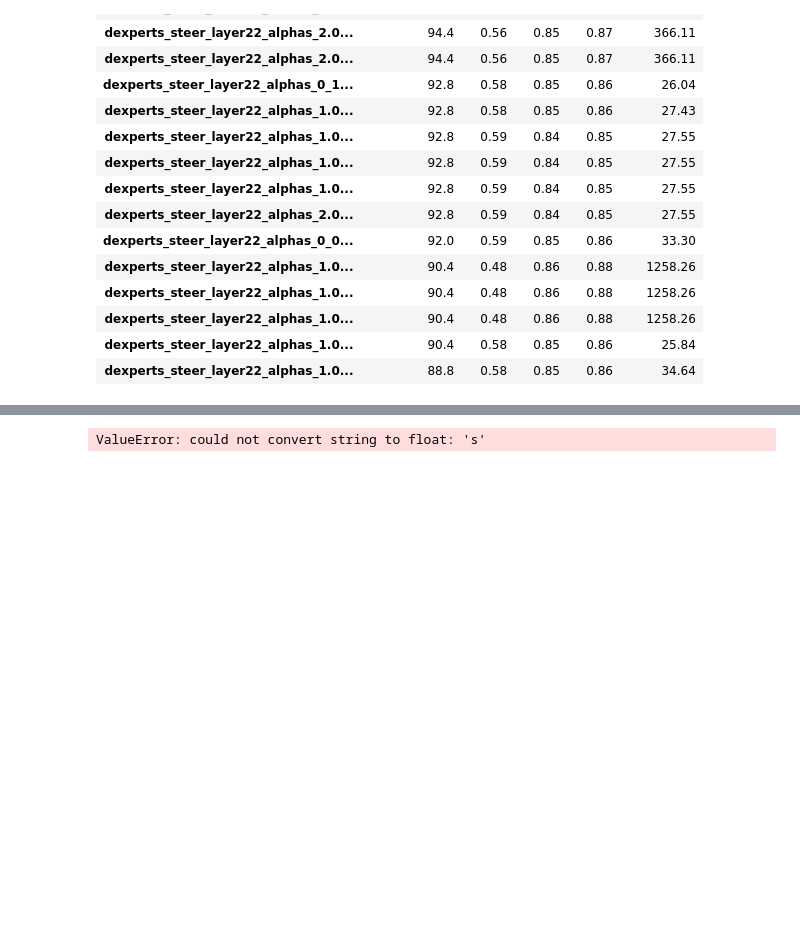
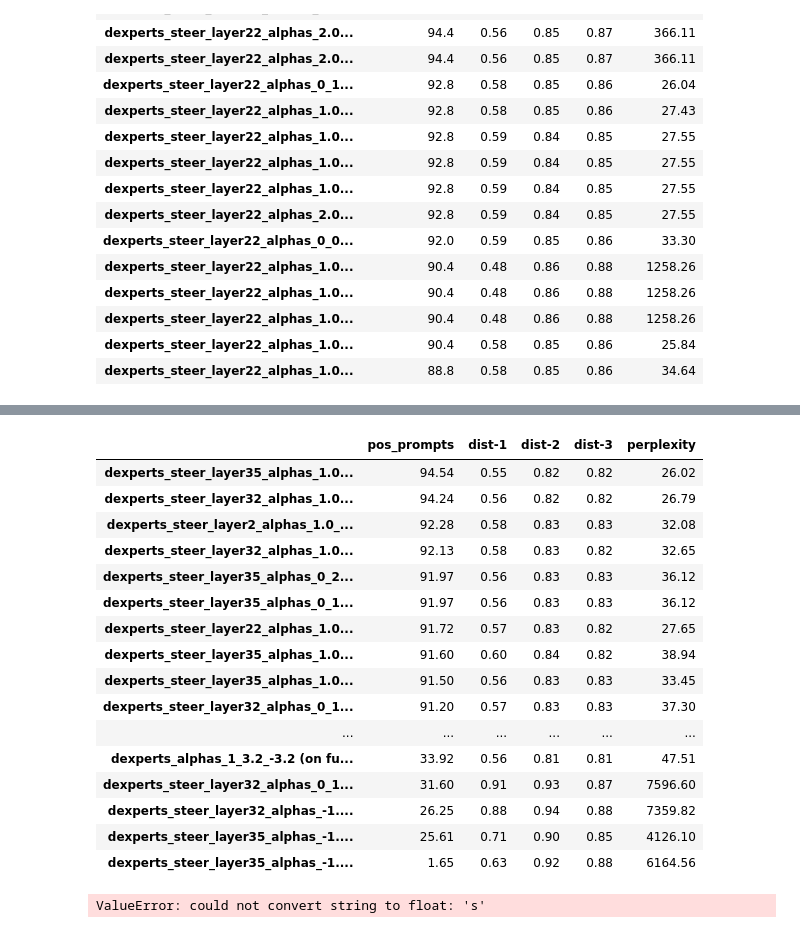
Before and after one commit to hatat5/DExperts, a Jupyter notebook: notebooks/testing_alphas_sentiment.ipynb, the cells around one changed output, grey strips where cells are left out. Cells and saved outputs as stored; diff of their text form; code cells hidden in the pictures; blank space fills up the shorter version.

Commit message:
pushed old dexperts code

```diff
--- a/notebooks/testing_alphas_sentiment.ipynb
+++ b/notebooks/testing_alphas_sentiment.ipynb
@@ -293,0 +436,72 @@ with pd.option_context('display.max_rows', None, 'display.max_columns', None):
+# %%
+POS_DIR = Path('../generations/sentiment/positive_prompts/')
+
+configs = ['dexperts_steer']
+residual_name = 'rescale_to_expert'
+models = {}
+
+# baselines
+models['dexperts_alphas_1_3.2_-3.2 (on full data)'] = {
+    'pos_path': f'../generations/sentiment/positive_prompts/large_experts/negative/dexperts/alphas_1.0_3.2_-3.2/prompted_gens_dexperts.jsonl',
+}
+
+# models['dexperts_alphas_1_3.2_-3.2'] = {
+#     'pos_path': f'../generations/sentiment/positive_prompts_mini/large_experts/negative/dexperts/prompted_gens_dexperts.jsonl',
+# }
+
+#models['dexperts_antionly_alphas_1_3.2_-3.2'] = {
+#    'pos_path': POS_DIR / f'large_experts/negative/dexperts_anti_only/prompted_gens_dexperts.jsonl',
+#}
+
+# Experimental configs
+alpha_configs = [
+    (1.0, 5, -2.0),
+    (1.0, 10, -5),
+    (1.0, 20, -10),
+    (1.0, 40, -25),
+    (0, 2.0, -1.0),
+    (0, 1.0, 0),
+    (0, 0, -1.0),
+    (0, 1.0, -1.0),
+   (1.0, 0, -1.0),
+    (-1.0, 1.0, 0),
+    (1.0, 1.0, 0),
+    (1.0, 1.0, -1.0),
+    (-1.0, 2.0, -1.0),
+    (0, 2.0, 0),
+    (0.1, 10, -5),
+]
+
+layer_nums = [2,12,17,22,27,32,35]
+for alpha_base, alpha_expert, alpha_antiexpert in alpha_configs:
+    for layer_num in layer_nums:
+        model_name = f"dexperts_steer_layer{layer_num}_alphas_{alpha_base}_{alpha_expert}_{alpha_antiexpert}_{residual_name}"
+
+        curr_pos_path = POS_DIR / f'large_experts/negative/{residual_name}/dexperts_steer/steering_large_gpt2/alphas_{alpha_base}_{alpha_expert}_{alpha_antiexpert}/layer_{layer_num}_freeze_emb_lm_head_with_expert_epochs100_train_val_sst/combine_at_layer/prompted_gens_dexperts-steer.jsonl'
+
+        if os.path.exists(curr_pos_path):
+            models[model_name] = {
+                'pos_path': curr_pos_path
+            }
+        else:
+            print(f"{curr_pos_path} does not exist")
+
+pos_prompts_res = read_sentiment_results({m: p['pos_path'] for m,p in models.items()}, auto_eval=True)
+
+negative_steering_res = {}
+
+for model in pos_prompts_res.keys():
+    if 'perplexity' in pos_prompts_res[model]:
+        negative_steering_res[model] = {
+            #'neutral_prompts': neutral_prompts_res[model]['positive_proportion']*100,
+            'pos_prompts': pos_prompts_res[model]['positive_proportion']*100,
+            'dist-1': pos_prompts_res[model]['dist-1'],
+            'dist-2': pos_prompts_res[model]['dist-2'],
+            'dist-3': pos_prompts_res[model]['dist-3'],
+            'perplexity': pos_prompts_res[model]['perplexity'],
+        }
+    else:
+        print(model)
+with pd.option_context('display.max_rows', None, 'display.max_columns', None):  # more options can be specified also
+    display(pd.DataFrame(negative_steering_res).transpose().sort_values(by='pos_prompts', ascending=False).round(2))
+# %% [output]
@@ -294,3 +526,20 @@ with pd.option_context('display.max_rows', None, 'display.max_columns', None):
+|  | pos_prompts | dist-1 | dist-2 | dist-3 | perplexity |
+| dexperts_steer_layer35_alphas_1.0... | 94.54 | 0.55 | 0.82 | 0.82 | 26.02 |
+| dexperts_steer_layer32_alphas_1.0... | 94.24 | 0.56 | 0.82 | 0.82 | 26.79 |
+| dexperts_steer_layer2_alphas_1.0_... | 92.28 | 0.58 | 0.83 | 0.83 | 32.08 |
+| dexperts_steer_layer32_alphas_1.0... | 92.13 | 0.58 | 0.83 | 0.82 | 32.65 |
+| dexperts_steer_layer35_alphas_0_2... | 91.97 | 0.56 | 0.83 | 0.83 | 36.12 |
+| dexperts_steer_layer35_alphas_0_1... | 91.97 | 0.56 | 0.83 | 0.83 | 36.12 |
+| dexperts_steer_layer22_alphas_1.0... | 91.72 | 0.57 | 0.83 | 0.82 | 27.65 |
+| dexperts_steer_layer35_alphas_1.0... | 91.60 | 0.60 | 0.84 | 0.82 | 38.94 |
+| dexperts_steer_layer35_alphas_1.0... | 91.50 | 0.56 | 0.83 | 0.83 | 33.45 |
+| dexperts_steer_layer32_alphas_0_1... | 91.20 | 0.57 | 0.83 | 0.83 | 37.30 |
+| ... | ... | ... | ... | ... | ... |
+| dexperts_alphas_1_3.2_-3.2 (on fu... | 33.92 | 0.56 | 0.81 | 0.81 | 47.51 |
+| dexperts_steer_layer32_alphas_0_1... | 31.60 | 0.91 | 0.93 | 0.87 | 7596.60 |
+| dexperts_steer_layer32_alphas_-1.... | 26.25 | 0.88 | 0.94 | 0.88 | 7359.82 |
+| dexperts_steer_layer35_alphas_-1.... | 25.61 | 0.71 | 0.90 | 0.85 | 4126.10 |
+| dexperts_steer_layer35_alphas_-1.... | 1.65 | 0.63 | 0.92 | 0.88 | 6164.56 |
 # %%
 config_names, layer_nums, alpha_vals, beta_vals, pos_prompt_perfs = [], [], [], [], []
 for model_name in negative_steering_res:
```
Also changed, not shown: parts of 5 cells of this notebook, 6 other files.
